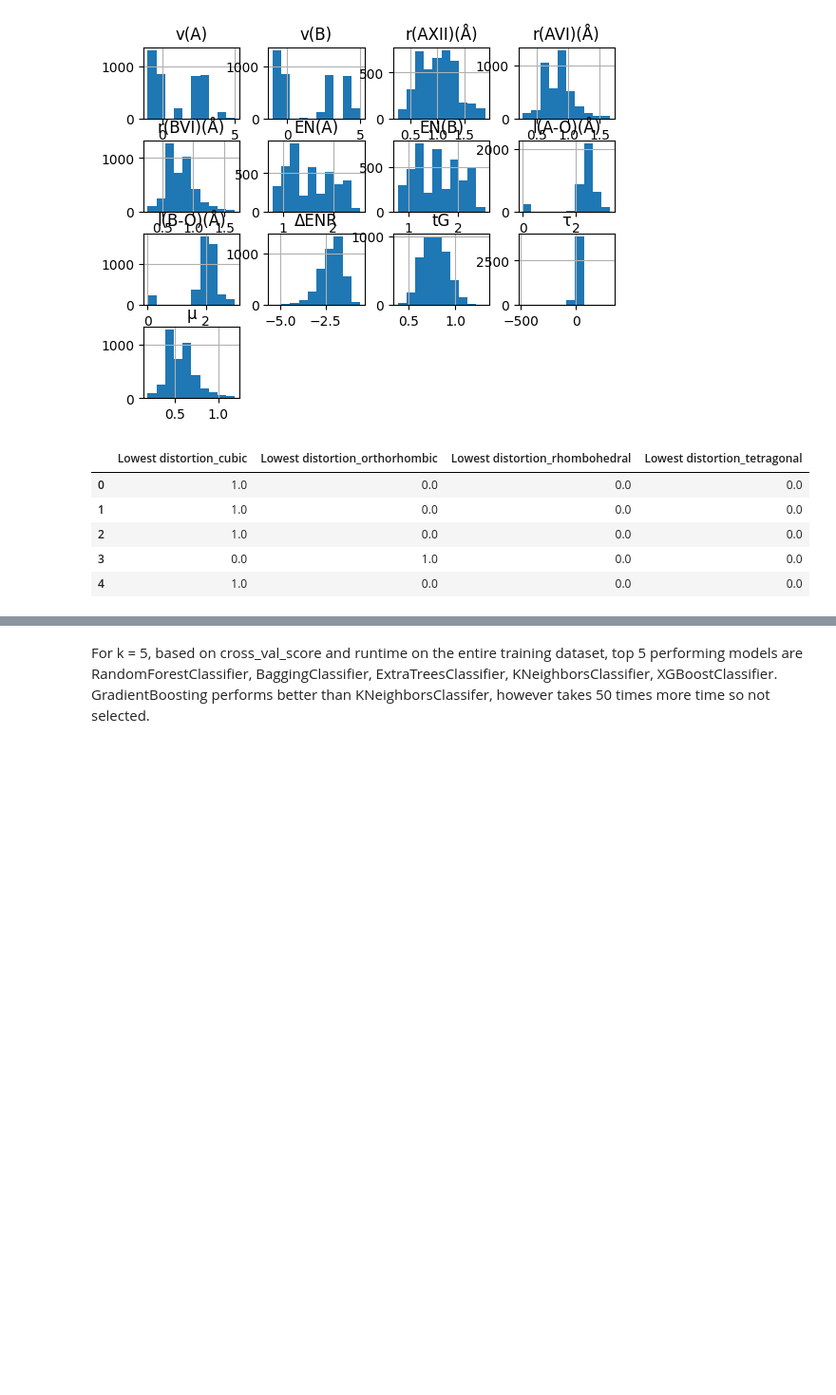
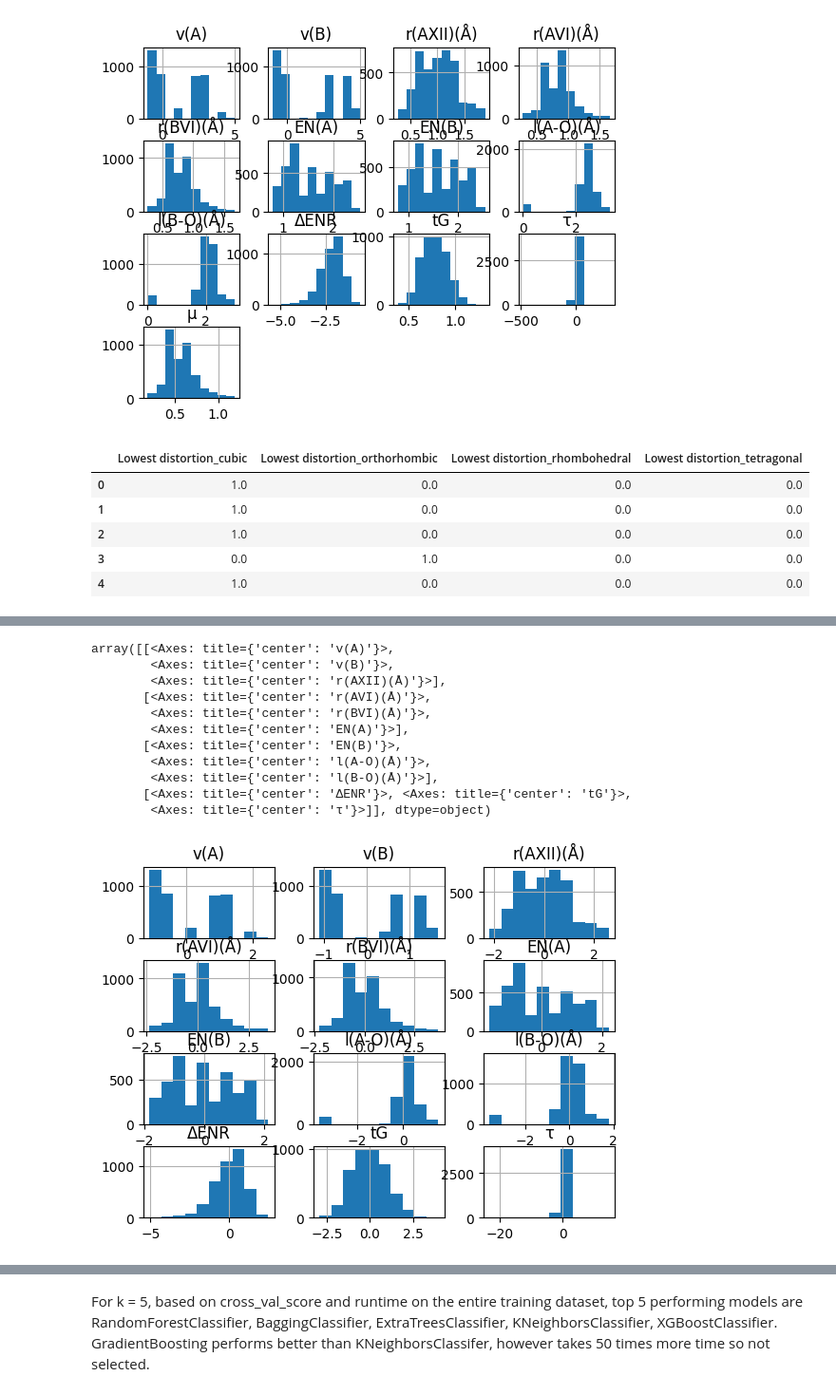
Before and after one commit to 2253shubham/Machine_Learning_personal_learning, a Jupyter notebook: learning_3_crystal_structure_dataset.ipynb, the cells around one changed output, grey strips where cells are left out. Shown: that part at 95% size. Saved outputs shown, nothing was run; the diff lists cells and outputs as text; code cells hidden in the pictures; blank space fills up the shorter version.

```diff
--- a/learning_3_crystal_structure_dataset.ipynb
+++ b/learning_3_crystal_structure_dataset.ipynb
@@ -101,6 +130,21 @@ X = pd.DataFrame(scalar.fit_transform(X), columns = X.columns)
 # can drop either "μ" or "r(BVI)(Å)" as their correlation value = 1 (selected "μ")
 # can also deop either of "r(AVI)(Å)" or "r(AXII)(Å)" as their correlation value ~ 0.93 (future work)
 X = X.drop(columns = ["μ"])
+# %%
+X.hist()
+# %% [output]
+array([[<Axes: title={'center': 'v(A)'}>,
+        <Axes: title={'center': 'v(B)'}>,
+        <Axes: title={'center': 'r(AXII)(Å)'}>],
+       [<Axes: title={'center': 'r(AVI)(Å)'}>,
+        <Axes: title={'center': 'r(BVI)(Å)'}>,
+        <Axes: title={'center': 'EN(A)'}>],
+       [<Axes: title={'center': 'EN(B)'}>,
+        <Axes: title={'center': 'l(A-O)(Å)'}>,
+        <Axes: title={'center': 'l(B-O)(Å)'}>],
+       [<Axes: title={'center': 'ΔENR'}>, <Axes: title={'center': 'tG'}>,
+        <Axes: title={'center': 'τ'}>]], dtype=object)
+[figure, added]
 # %%
 # We will use stratified k-fold cross validation to train the models
 # setting accuracy score as scoring metric for k-fold
```
Also changed, not shown: parts of 34 cells of this notebook.
